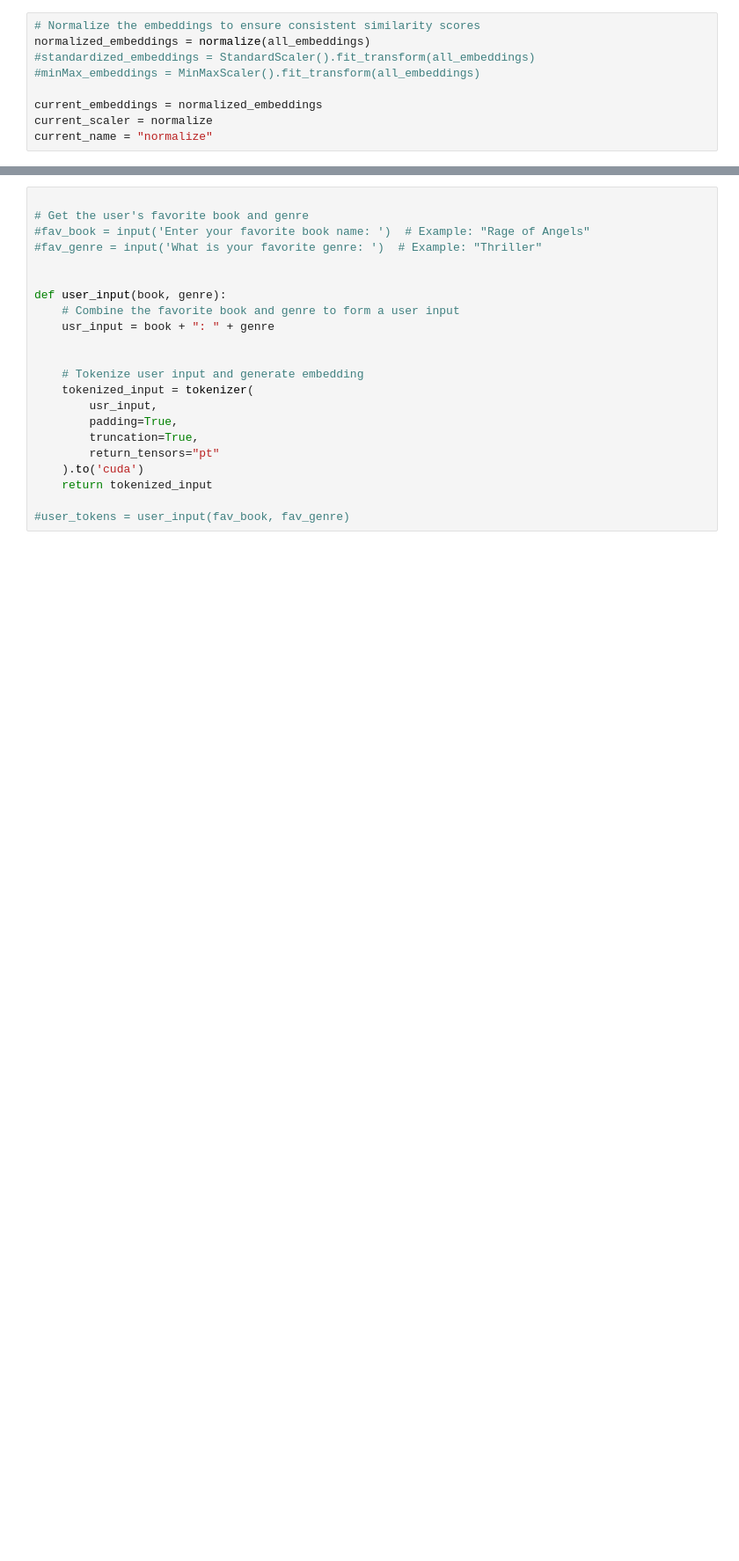
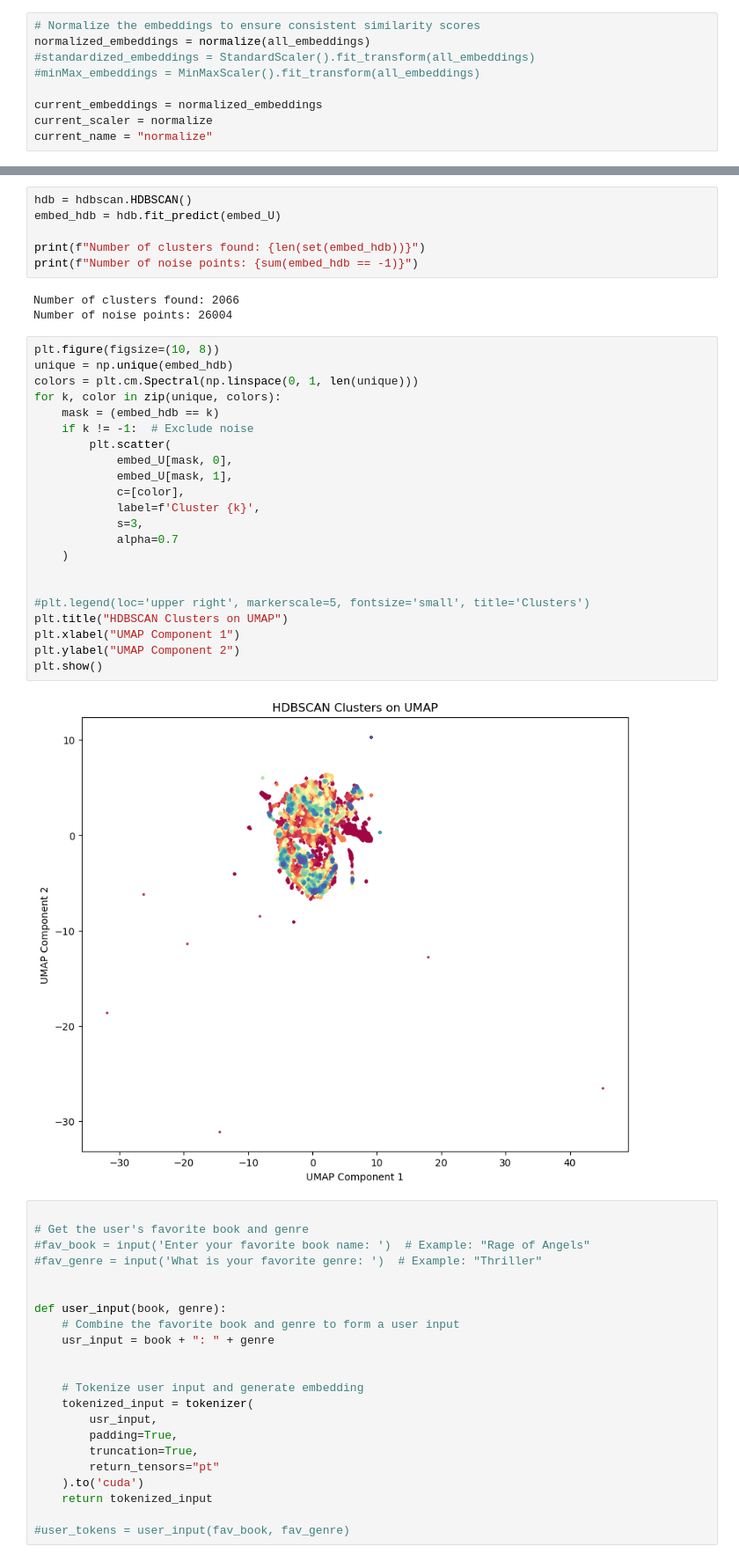
Before and after one commit to rainyday21/Book-Recommender-System-CS-5660-Final, a Jupyter notebook: CS5660_final_copy.ipynb, the cells around one changed output, grey strips where cells are left out. Shown: that part at 88% size. Drawn from its saved outputs; the diff is of its cells as text; blank space fills up the shorter version.

```diff
--- a/CS5660_final_copy.ipynb
+++ b/CS5660_final_copy.ipynb
@@ -212,3 +215,36 @@ embed_U = umapTest(current_embeddings, current_name)
+# %%
+hdb = hdbscan.HDBSCAN()
+embed_hdb = hdb.fit_predict(embed_U)
+
+print(f"Number of clusters found: {len(set(embed_hdb))}")
+print(f"Number of noise points: {sum(embed_hdb == -1)}")
+# %% [output]
+Number of clusters found: 2066
+Number of noise points: 26004
+# %%
+plt.figure(figsize=(10, 8))
+unique = np.unique(embed_hdb)
+colors = plt.cm.Spectral(np.linspace(0, 1, len(unique)))
+for k, color in zip(unique, colors):
+    mask = (embed_hdb == k)
+    if k != -1:  # Exclude noise
+        plt.scatter(
+            embed_U[mask, 0],
+            embed_U[mask, 1],
+            c=[color],
+            label=f'Cluster {k}',
+            s=3,
+            alpha=0.7
+    )
+
+
+#plt.legend(loc='upper right', markerscale=5, fontsize='small', title='Clusters')
+plt.title("HDBSCAN Clusters on UMAP")
+plt.xlabel("UMAP Component 1")
+plt.ylabel("UMAP Component 2")
+plt.show()
+# %% [output]
+[figure, added]
 # %%
 
 # Get the user's favorite book and genre
```
Also changed, not shown: parts of 9 cells of this notebook.
